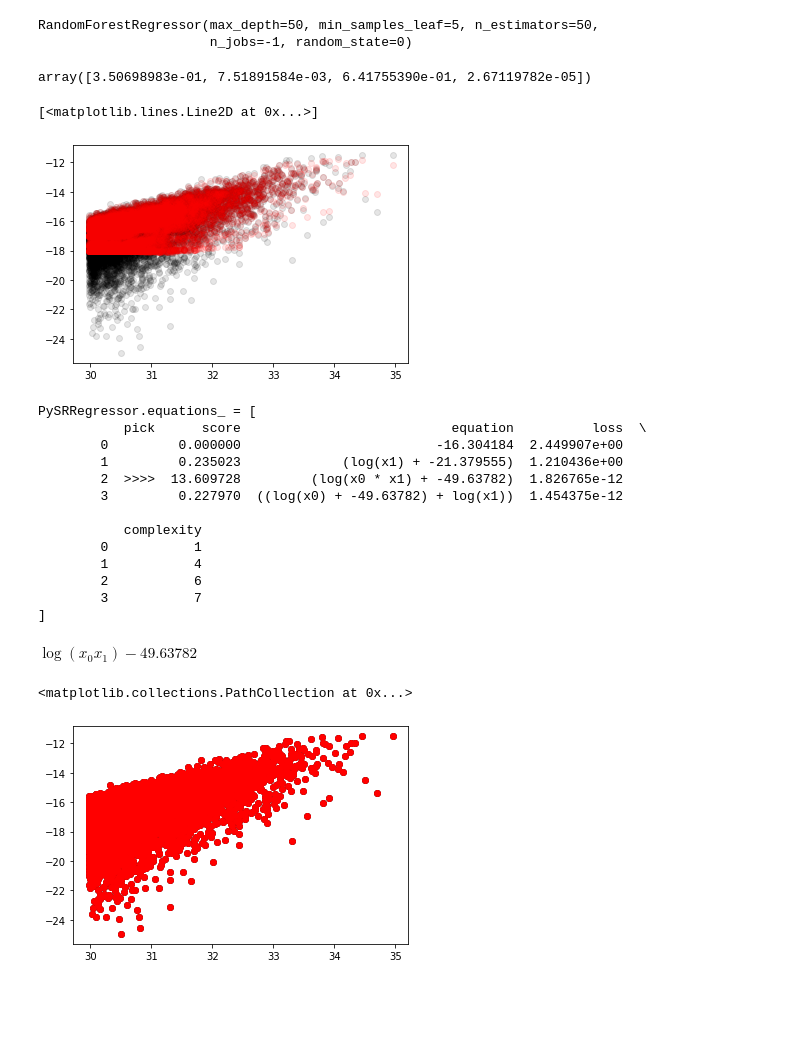
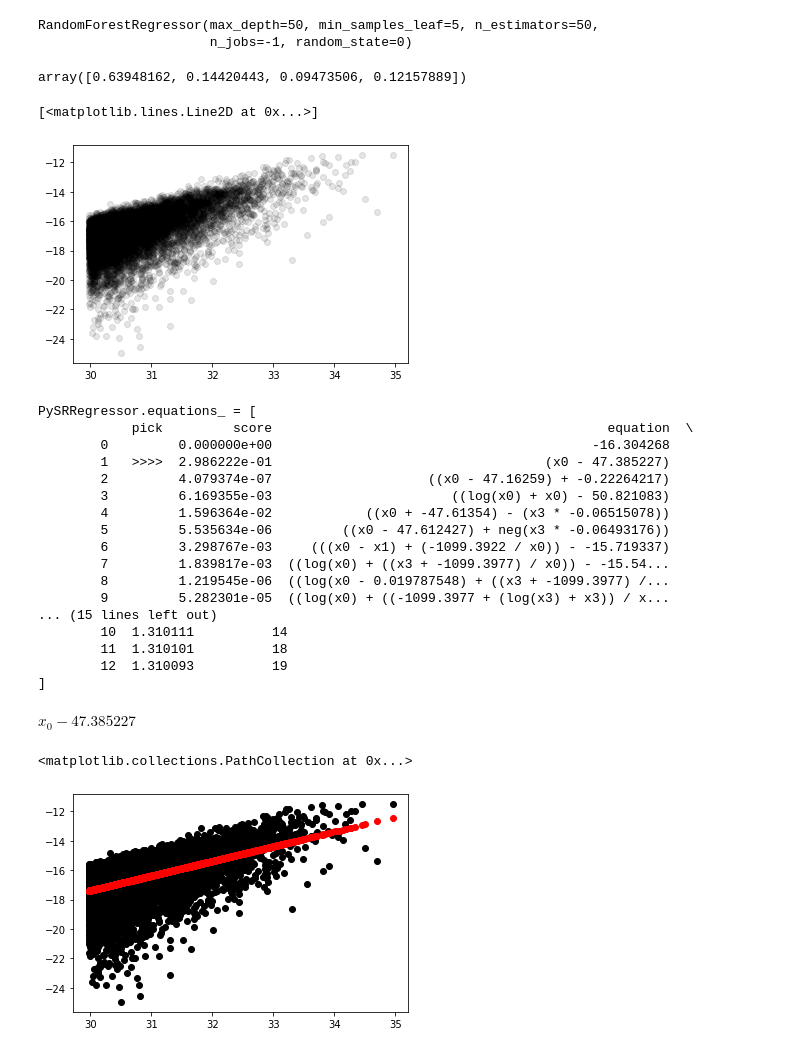
Before and after one commit to antolonappan/kSZscaler, a Jupyter notebook: Notebooks/scaling.ipynb, the cells around one changed output. Cells and saved outputs as stored; diff of their text form; code cells hidden in the pictures; blank space fills up the shorter version.

```diff
--- a/Notebooks/scaling.ipynb
+++ b/Notebooks/scaling.ipynb
@@ -24,3 +21,4 @@ The autoreload extension is already loaded. To reload it, use:
 # %%
-s = Scaling('140','')
-d = Distribution('x',10,'140','')
+s = Scaling('140','',)
+dc = Distribution(60,'140','')
+dg = Distribution(15,'140','')
@@ -48,10 +42,10 @@ s.plot_Y_M_fit()
 Y,M = s.Y_M()
 # %%
 inp = np.zeros((len(M),4))
-inp[:,0] = np.log(s.Mgas.value)
+inp[:,0] = np.log(s.Mhalo.value)
 inp[:,1] = np.log(s.Mstar.value)
-inp[:,2] = s.Vlos.value
-inp[:,3] = np.array(d.dataframe['number_density'])
+inp[:,2] = np.array(dc.dataframe['cluster_number_density'].values)
+inp[:,3] = np.array(dg.dataframe['galaxy_number_density'].values)
 # %%
 plt.scatter(M.value,Y.value)
 plt.semilogy()
@@ -69,13 +63,13 @@ RandomForestRegressor(max_depth=50, min_samples_leaf=5, n_estimators=50,
 # %%
 regr.feature_importances_
 # %% [output]
-array([3.50698983e-01, 7.51891584e-03, 6.41755390e-01, 2.67119782e-05])
+array([0.63948162, 0.14420443, 0.09473506, 0.12157889])
 # %%
 plt.plot(np.log(M.value),np.log(Y.value),'o',alpha=0.1,c='k')
 plt.plot(np.log(M.value),np.log(regr.predict(inp)),'o',alpha=0.1,c='r')
 # %% [output]
 [<matplotlib.lines.Line2D at 0x...>]
-[figure, old version]
+[figure, new version]
 # %%
 inp_reg = np.zeros((len(M),3))
 inp_reg[:,0] = s.Mgas.value
@@ -92,28 +86,32 @@ model = PySRRegressor(
     procs=7,
     model_selection="best")
 # %%
-model.fit(inp_reg, np.log(Y.value),weights=np.power(s.Mhalo.value,1/2))
+model.fit(inp, np.log(Y.value),weights=np.power(s.Mhalo.value,1/2))
 # %% [output]
 PySRRegressor.equations_ = [
-           pick      score                           equation          loss  \
-        0         0.000000                         -16.304184  2.449907e+00
-        1         0.235023             (log(x1) + -21.379555)  1.210436e+00
-        2  >>>>  13.609728         (log(x0 * x1) + -49.63782)  1.826765e-12
-        3         0.227970  ((log(x0) + -49.63782) + log(x1))  1.454375e-12
-
-           complexity
-        0           1
-        1           4
-        2           6
-        3           7
+            pick         score                                           equation  \
+        0         0.000000e+00                                         -16.304268
+        1   >>>>  2.986222e-01                                   (x0 - 47.385227)
+        2         4.079374e-07                    ((x0 - 47.16259) + -0.22264217)
+        3         6.169355e-03                       ((log(x0) + x0) - 50.821083)
+        4         1.596364e-02            ((x0 + -47.61354) - (x3 * -0.06515078))
+        5         5.535634e-06         ((x0 - 47.612427) + neg(x3 * -0.06493176))
+        6         3.298767e-03     (((x0 - x1) + (-1099.3922 / x0)) - -15.719337)
+        7         1.839817e-03  ((log(x0) + ((x3 + -1099.3977) / x0)) - -15.54...
+        8         1.219545e-06  ((log(x0 - 0.019787548) + ((x3 + -1099.3977) /...
+        9         5.282301e-05  ((log(x0) + ((-1099.3977 + (log(x3) + x3)) / x...
+... (15 lines left out)
+        10  1.310111          14
+        11  1.310101          18
+        12  1.310093          19
 ]
 # %%
 model.sympy()
 # %% [output]
-$\displaystyle \log{\left(x_{0} x_{1} \right)} - 49.63782$
+$\displaystyle x_{0} - 47.385227$
 # %%
 plt.scatter(np.log(M.value),np.log(Y.value),c='k')
-plt.scatter(np.log(M.value),model.predict(inp_reg),c='r')
+plt.scatter(np.log(M.value),model.predict(inp),c='r')
 # %% [output]
 <matplotlib.collections.PathCollection at 0x...>
-[figure, old version]
+[figure, new version]
```
Also changed, not shown: parts of 2 cells of this notebook, 1 other file.
